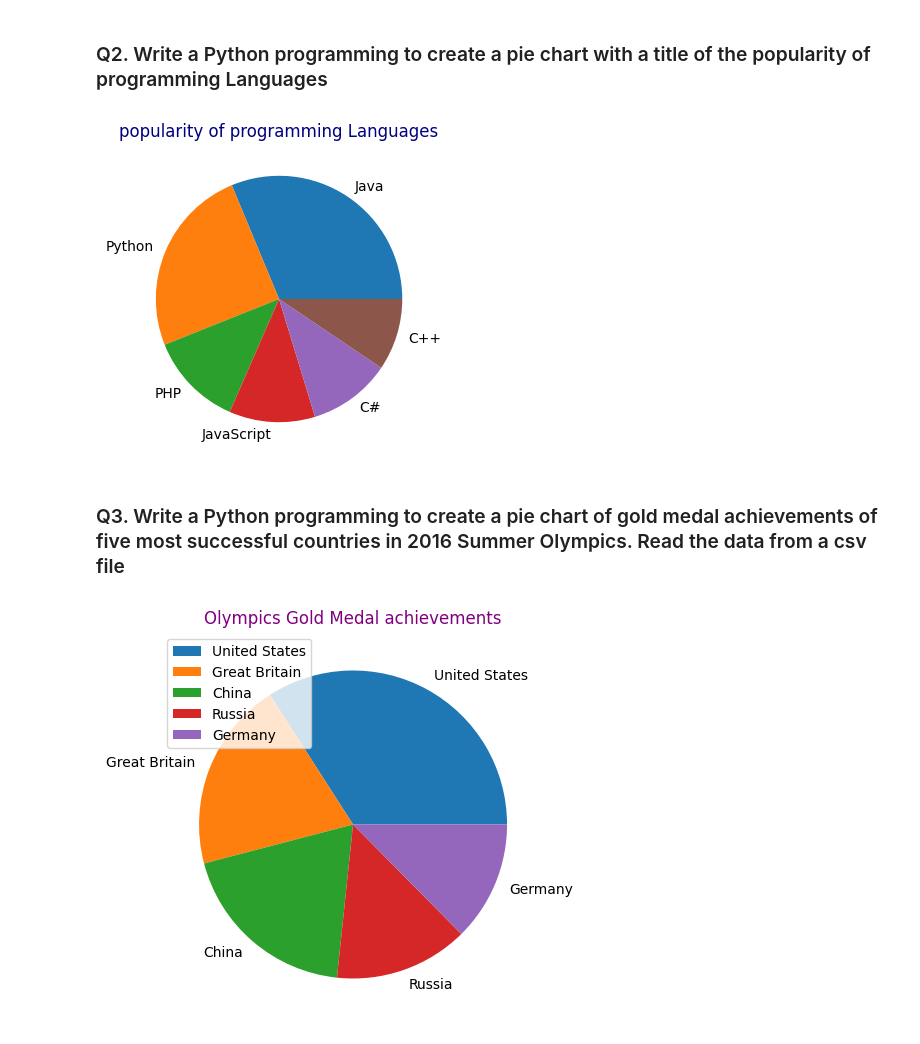
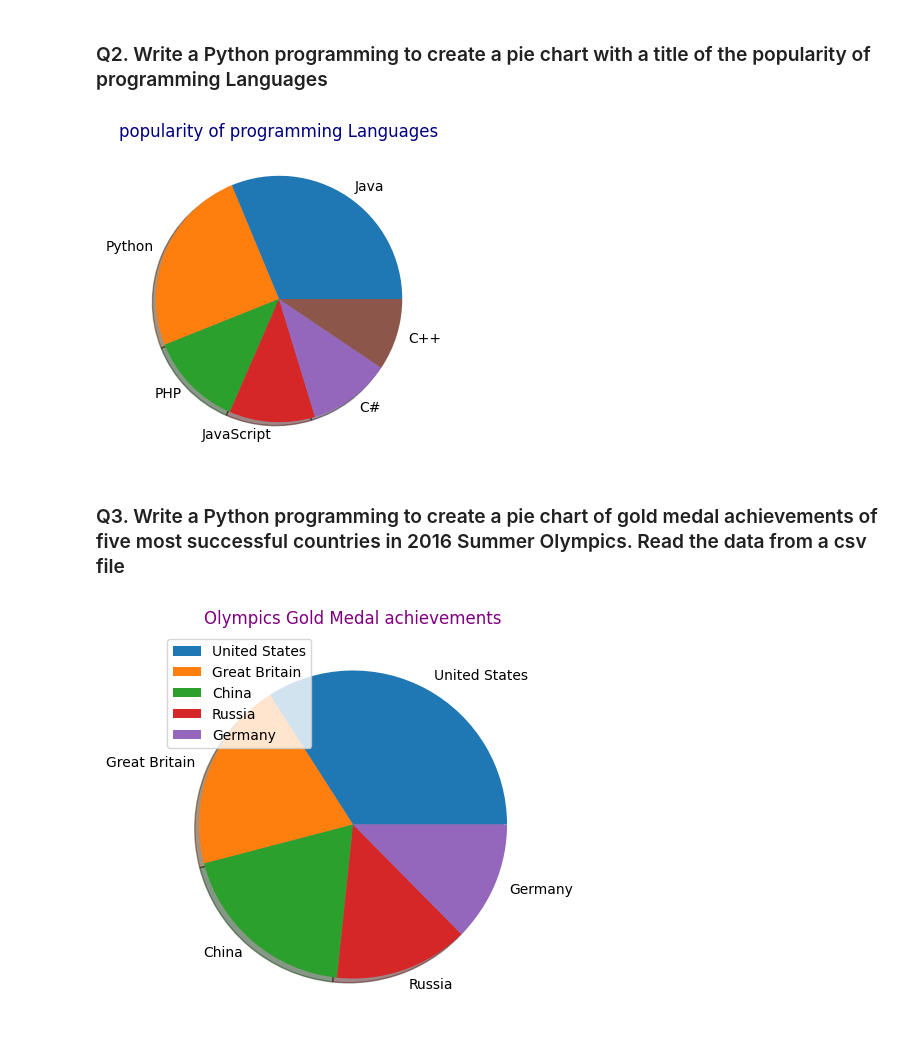
Before and after one commit to Ankitha8105/Python_Libraries, a Jupyter notebook: Matplotlib/piechart.ipynb, the cells around one changed output. Drawn from its saved outputs; the diff is of its cells as text; code cells hidden in the pictures.

```diff
--- a/Matplotlib/piechart.ipynb
+++ b/Matplotlib/piechart.ipynb
@@ -47,34 +47,34 @@ if __name__ == "__main__":
 # %%
 log = logger.logger_init('Q1')
 
 
 def labeled_piechart(lang,popularity):
     """
     Description :
         This function is used to create a pie chart with a title of the popularity of programming Languages
     Parameters :
         lang = List of programming languages
         popularity = List of popularity of each languages
     Return :
         It returns Labeled piechart
     """
     plt.figure(figsize=(6,4))
-    plt.pie(popularity,labels=lang)
+    plt.pie(popularity,labels=lang,shadow=True)
 
     plt.title("popularity of programming Languages",color='navy')
     plt.show()
 
 
 def main():
     lang = np.array(['Java', 'Python', 'PHP', 'JavaScript', 'C#', 'C++'])
     popularity = np.array([22.2, 17.6, 8.8, 8, 7.7, 6.7])
     labeled_piechart(lang,popularity)
 
 
 if __name__ == "__main__":
     main()
 # %% [output]
-[figure, old version]
+[figure, new version]
 # %% [markdown]
 ### Q3. Write a Python programming to create a pie chart of gold medal achievements of five most successful countries in 2016 Summer Olympics. Read the data from a csv file
 # %%
@@ -91,7 +91,7 @@ def read_from_csv():
     """
     plt.figure(figsize=(8,5))
     data = pd.read_csv('medal.csv')
-    plt.pie(data.gold_medal,labels=data.country)
+    plt.pie(data.gold_medal,labels=data.country,shadow=True)
 
     plt.title("Olympics Gold Medal achievements",color='purple')
     plt.legend(loc='upper left')
@@ -105,4 +105,4 @@ def main():
 if __name__ == "__main__":
     main()
 # %% [output]
-[figure, old version]
+[figure, new version]
```
